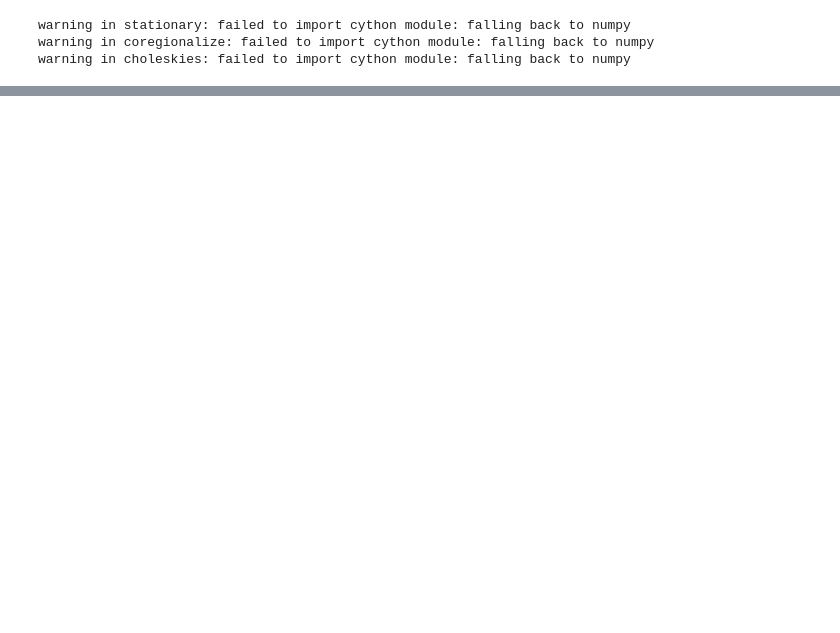
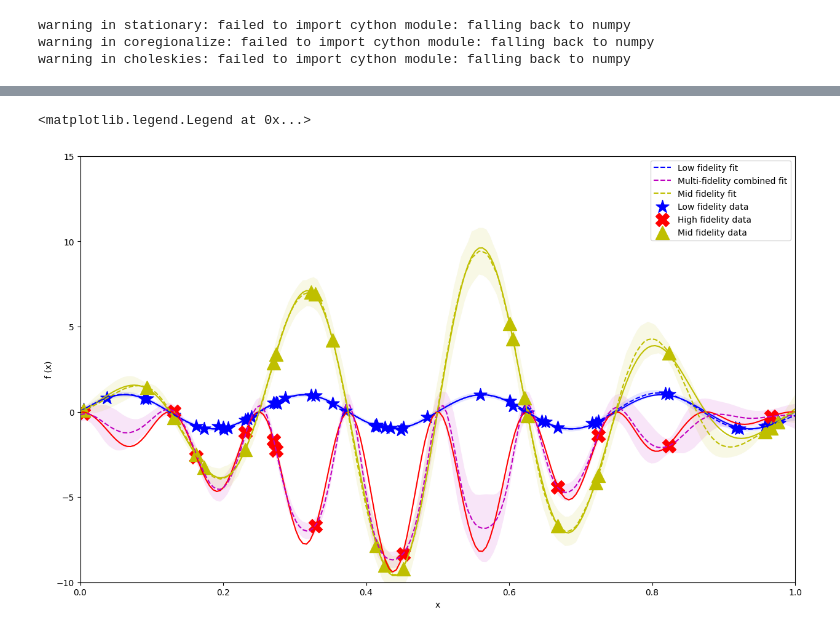
Before and after one commit to Ferg-Lab/mfGPR, a Jupyter notebook: examples/Sin_3Fidelity.ipynb, the cells around one changed output, grey strips where cells are left out. Drawn from its saved outputs; the diff is of its cells as text; code cells hidden in the pictures; blank space fills up the shorter version.

```diff
--- a/examples/Sin_3Fidelity.ipynb
+++ b/examples/Sin_3Fidelity.ipynb
@@ -80,3 +102,5 @@ mean_vanilla, std_vanilla = mfGPR_models['high_vanilla'].predict(x_plot)
 mean_mid, std_mid = mfGPR_models['mid'].predict(x_plot)
 # %%
 mean_high, std_high = mfGPR_models['high'].predict(x_plot)
+# %%
+mean_high_combined, std_high_combined = mfGPR_models['high_combined'].predict(x_plot)
@@ -207,0 +262,32 @@ plt.legend()
+# %%
+plt.figure(figsize=(15, 9))
+plt.fill_between(x_plot.flatten(), (mean_low - 1.96*std_low).flatten(),
+                 (mean_low + 1.96*std_low).flatten(), facecolor='b', alpha=0.1)
+plt.fill_between(x_plot.flatten(), (mean_high_combined - 1.96*std_high_combined).flatten(),
+                 (mean_high_combined + 1.96*std_high_combined).flatten(), facecolor='m', alpha=0.1)
+#plt.fill_between(x_plot.flatten(), (mean_vanilla - 1.96*std_vanilla).flatten(),
+#                 (mean_vanilla + 1.96*std_vanilla).flatten(), facecolor='r', alpha=0.1)
+
+plt.fill_between(x_plot.flatten(), (mean_mid - 1.96*std_mid).flatten(),
+                 (mean_mid + 1.96*std_mid).flatten(), facecolor='y', alpha=0.1)
+
+plt.plot(x_plot, y_plot_l, 'b')
+plt.plot(x_plot, y_plot_h, 'r')
+plt.plot(x_plot, y_plot_m, 'y')
+plt.plot(x_plot, mean_low, '--', color='b', label='Low fidelity fit')
+#plt.plot(x_plot, mean_vanilla, '--', color='r', label='High fidelity fit')
+plt.plot(x_plot, mean_high_combined, '--', color='m', label='Multi-fidelity combined fit')
+plt.plot(x_plot, mean_mid, '--', color='y', label='Mid fidelity fit')
+plt.scatter(x_train_l, y_train_l, color='b', s=250, label='Low fidelity data', marker='*')
+plt.scatter(x_train_h, y_train_h, color='r', s=250, label='High fidelity data', marker='X')
+plt.scatter(x_train_m, y_train_m, color='y', s=250, label='Mid fidelity data', marker='^')
+
+plt.ylabel('f (x)')
+plt.xlabel('x')
+plt.xlim(0,1)
+plt.ylim(-10, 15)
+#plt.legend(['Low Fidelity', 'High Fidelity', 'Predicted Low Fidelity', 'Predicted High Fidelity', 'Predicted Vanilla'])
+plt.legend()
+# %% [output]
+<matplotlib.legend.Legend at 0x...>
+[figure, added]
```
Also changed, not shown: parts of 13 cells of this notebook, 1 other file.
